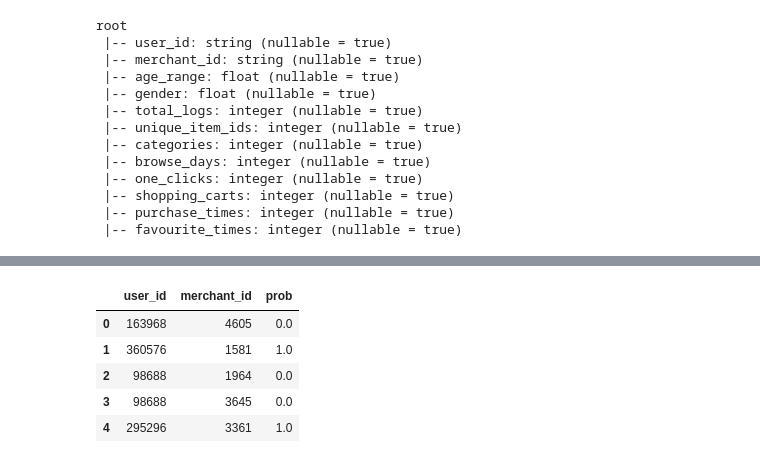
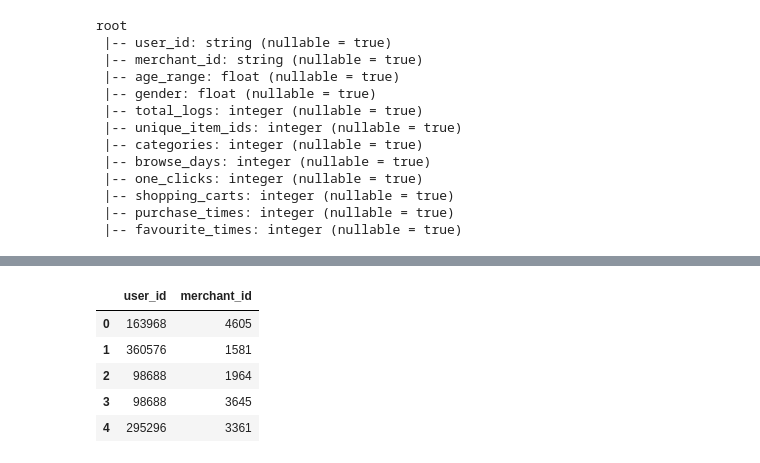
Before and after one commit to cheryl-mxd/Experiment4, a Jupyter notebook: SparkTask4/RebuyPredict.ipynb, the cells around one changed output, grey strips where cells are left out. Cells and saved outputs as stored; diff of their text form; code cells hidden in the pictures.

```diff
--- a/SparkTask4/RebuyPredict.ipynb
+++ b/SparkTask4/RebuyPredict.ipynb
@@ -367,0 +403,3 @@ from pyspark.mllib.classification import LogisticRegressionWithSGD
+# %%
+test_data=pd.read_csv('test_data.csv')
+test_data.info()
@@ -447,14 +614,14 @@ result=model.predict(test_df.rdd.map(lambda row:row[2:-1])).collect()
 #result
 # %%
 out=test_data[['user_id','merchant_id']]
-out.loc[:,'prob']=result
+#out.loc[:,'prob']=result
 out.head()
 # %% [output]
-|  | user_id | merchant_id | prob |
-| 0 | 163968 | 4605 | 0.0 |
-| 1 | 360576 | 1581 | 1.0 |
-| 2 | 98688 | 1964 | 0.0 |
-| 3 | 98688 | 3645 | 0.0 |
-| 4 | 295296 | 3361 | 1.0 |
+|  | user_id | merchant_id |
+| 0 | 163968 | 4605 |
+| 1 | 360576 | 1581 |
+| 2 | 98688 | 1964 |
+| 3 | 98688 | 3645 |
+| 4 | 295296 | 3361 |
 # %%
 out.to_csv('output2.csv',index=False)
```
Also changed, not shown: parts of 19 cells of this notebook, 1 other file.
